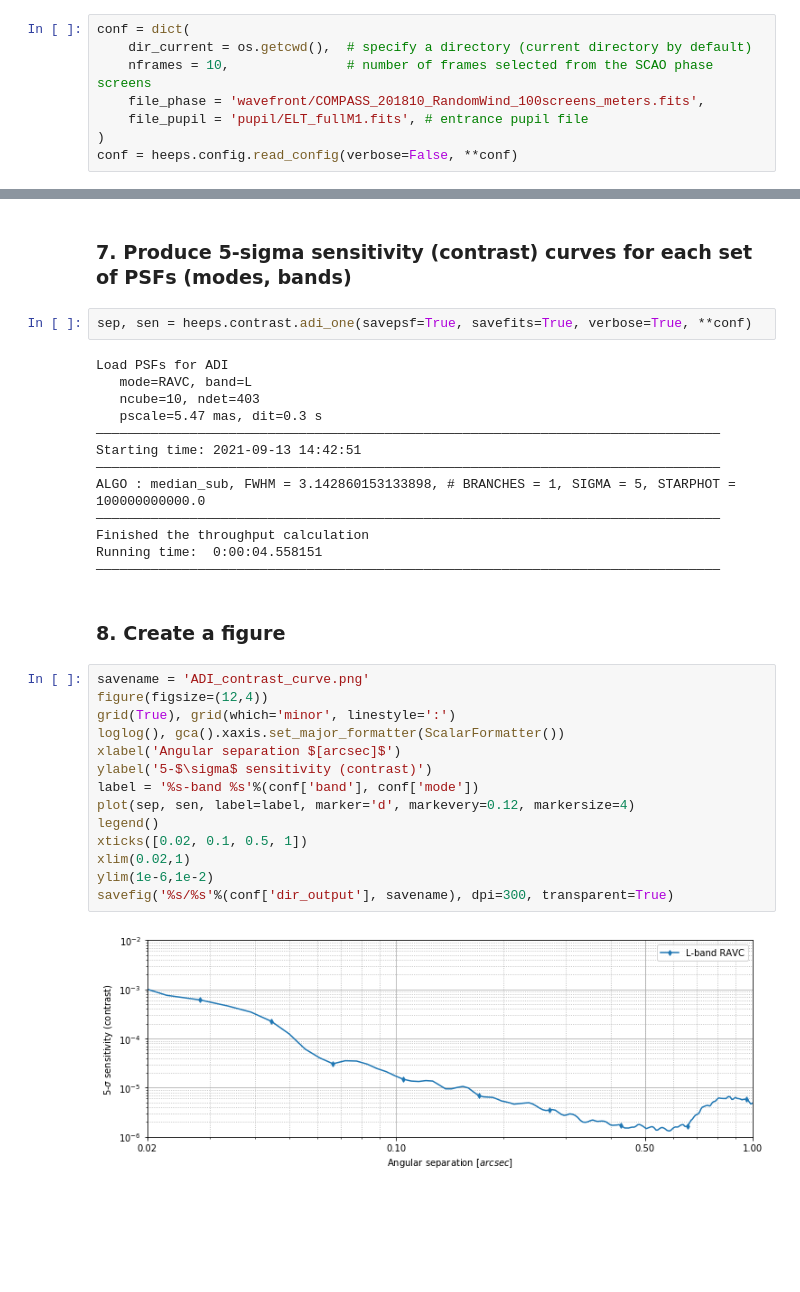
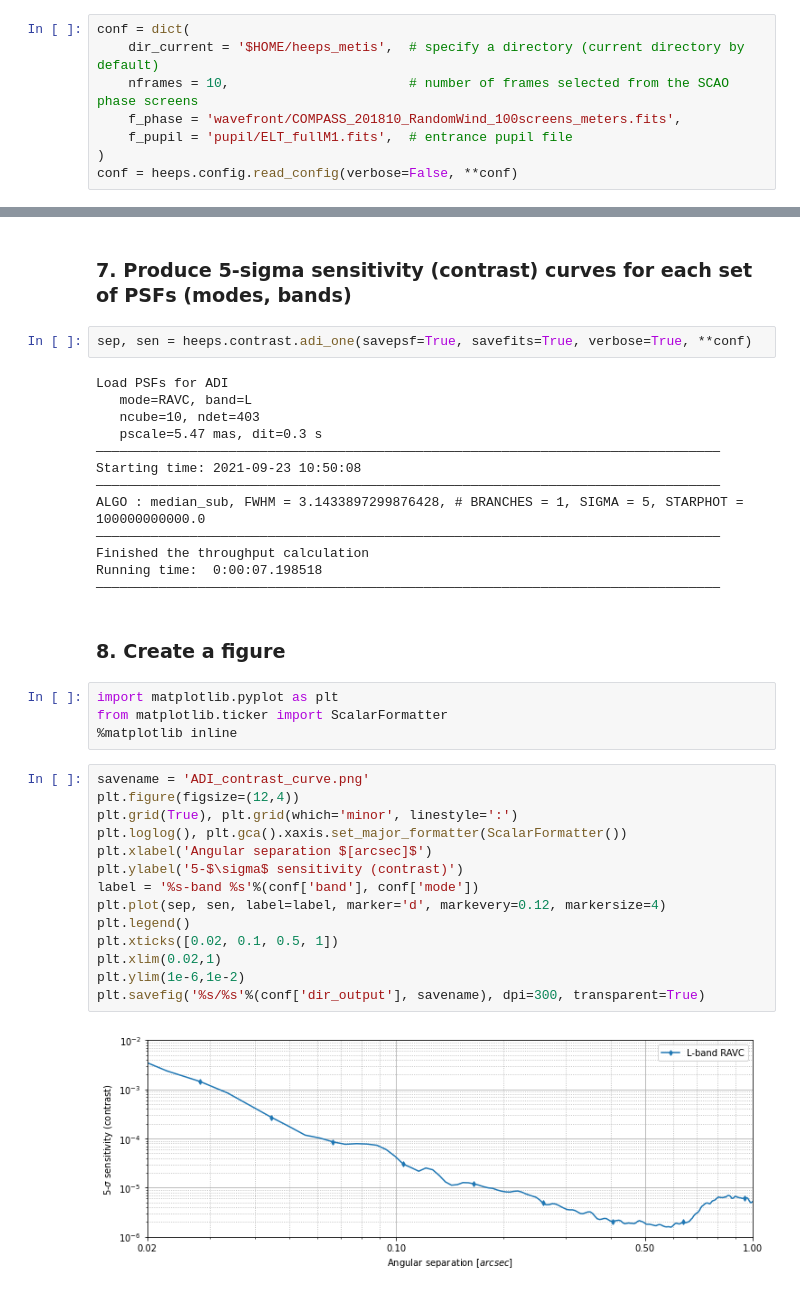
Before and after one commit to vortex-exoplanet/HEEPS, a Jupyter notebook: tools/demo.ipynb, the cells around one changed output, grey strips where cells are left out. Saved outputs shown, nothing was run; the diff lists cells and outputs as text; blank space fills up the shorter version.

```diff
--- a/tools/demo.ipynb
+++ b/tools/demo.ipynb
@@ -10,10 +4,10 @@ Populating the interactive namespace from numpy and matplotlib
 ### 1. Create a config dictionary with your simulation parameters in read_config
 # %%
 conf = dict(
-    dir_current = os.getcwd(),  # specify a directory (current directory by default)
-    nframes = 10,               # number of frames selected from the SCAO phase screens
-    file_phase = 'wavefront/COMPASS_201810_RandomWind_100screens_meters.fits',
-    file_pupil = 'pupil/ELT_fullM1.fits', # entrance pupil file
+    dir_current = '$HOME/heeps_metis',  # specify a directory (current directory by default)
+    nframes = 10,                       # number of frames selected from the SCAO phase screens
+    f_phase = 'wavefront/COMPASS_201810_RandomWind_100screens_meters.fits',
+    f_pupil = 'pupil/ELT_fullM1.fits',  # entrance pupil file
 )
 conf = heeps.config.read_config(verbose=False, **conf)
 # %% [markdown]
@@ -71,28 +65,32 @@ Load PSFs for ADI
    ncube=10, ndet=403
    pscale=5.47 mas, dit=0.3 s
 ――――――――――――――――――――――――――――――――――――――――――――――――――――――――――――――――――――――――――――――――
-Starting time: 2021-09-13 14:42:51
+Starting time: 2021-09-23 10:50:08
 ――――――――――――――――――――――――――――――――――――――――――――――――――――――――――――――――――――――――――――――――
-ALGO : median_sub, FWHM = 3.142860153133898, # BRANCHES = 1, SIGMA = 5, STARPHOT = 100000000000.0
+ALGO : median_sub, FWHM = 3.1433897299876428, # BRANCHES = 1, SIGMA = 5, STARPHOT = 100000000000.0
 ――――――――――――――――――――――――――――――――――――――――――――――――――――――――――――――――――――――――――――――――
 Finished the throughput calculation
-Running time:  0:00:04.558151
+Running time:  0:00:07.198518
 ――――――――――――――――――――――――――――――――――――――――――――――――――――――――――――――――――――――――――――――――
 # %% [markdown]
 ### 8. Create a figure
+# %%
+import matplotlib.pyplot as plt
+from matplotlib.ticker import ScalarFormatter
+%matplotlib inline
 # %%
 savename = 'ADI_contrast_curve.png'
-figure(figsize=(12,4))
-grid(True), grid(which='minor', linestyle=':')
-loglog(), gca().xaxis.set_major_formatter(ScalarFormatter())
-xlabel('Angular separation $[arcsec]$')
-ylabel('5-$\sigma$ sensitivity (contrast)')
+plt.figure(figsize=(12,4))
+plt.grid(True), plt.grid(which='minor', linestyle=':')
+plt.loglog(), plt.gca().xaxis.set_major_formatter(ScalarFormatter())
+plt.xlabel('Angular separation $[arcsec]$')
+plt.ylabel('5-$\sigma$ sensitivity (contrast)')
 label = '%s-band %s'%(conf['band'], conf['mode'])
-plot(sep, sen, label=label, marker='d', markevery=0.12, markersize=4)
-legend()
-xticks([0.02, 0.1, 0.5, 1])
-xlim(0.02,1)
-ylim(1e-6,1e-2)
-savefig('%s/%s'%(conf['dir_output'], savename), dpi=300, transparent=True)
+plt.plot(sep, sen, label=label, marker='d', markevery=0.12, markersize=4)
+plt.legend()
+plt.xticks([0.02, 0.1, 0.5, 1])
+plt.xlim(0.02,1)
+plt.ylim(1e-6,1e-2)
+plt.savefig('%s/%s'%(conf['dir_output'], savename), dpi=300, transparent=True)
 # %% [output]
-[figure, old version]
+[figure, new version]
```
Also changed, not shown: parts of 4 cells of this notebook, 1 other file.
